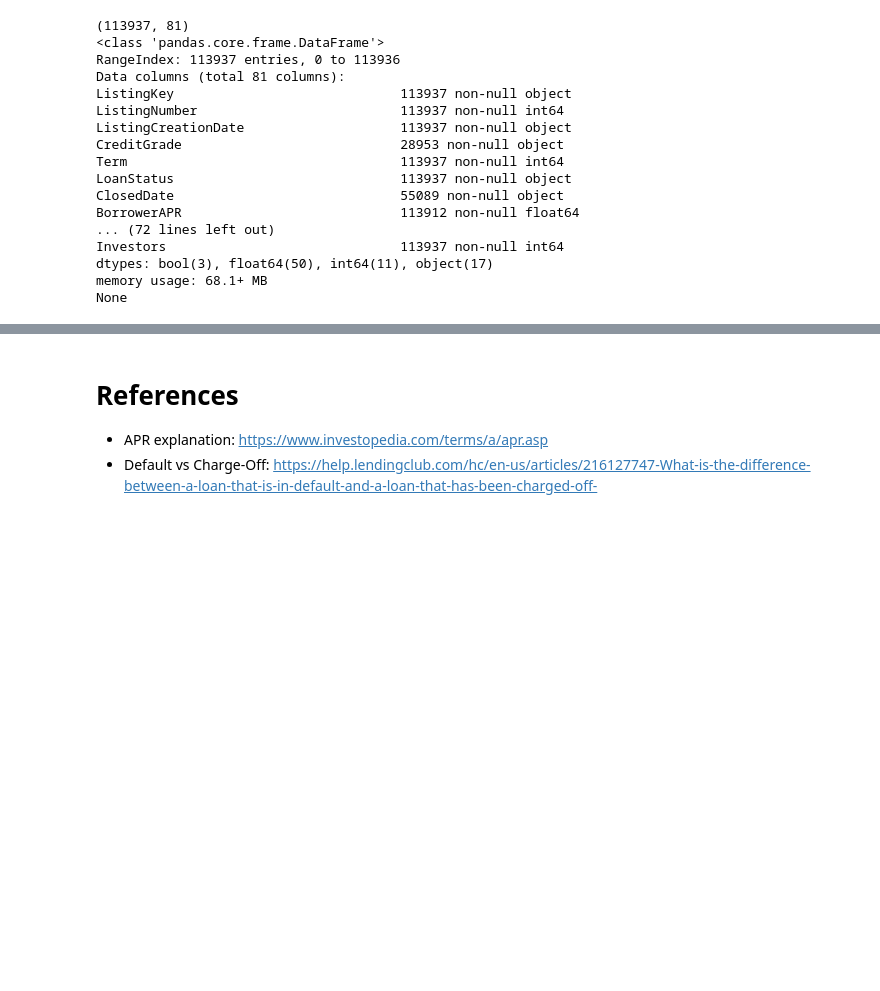
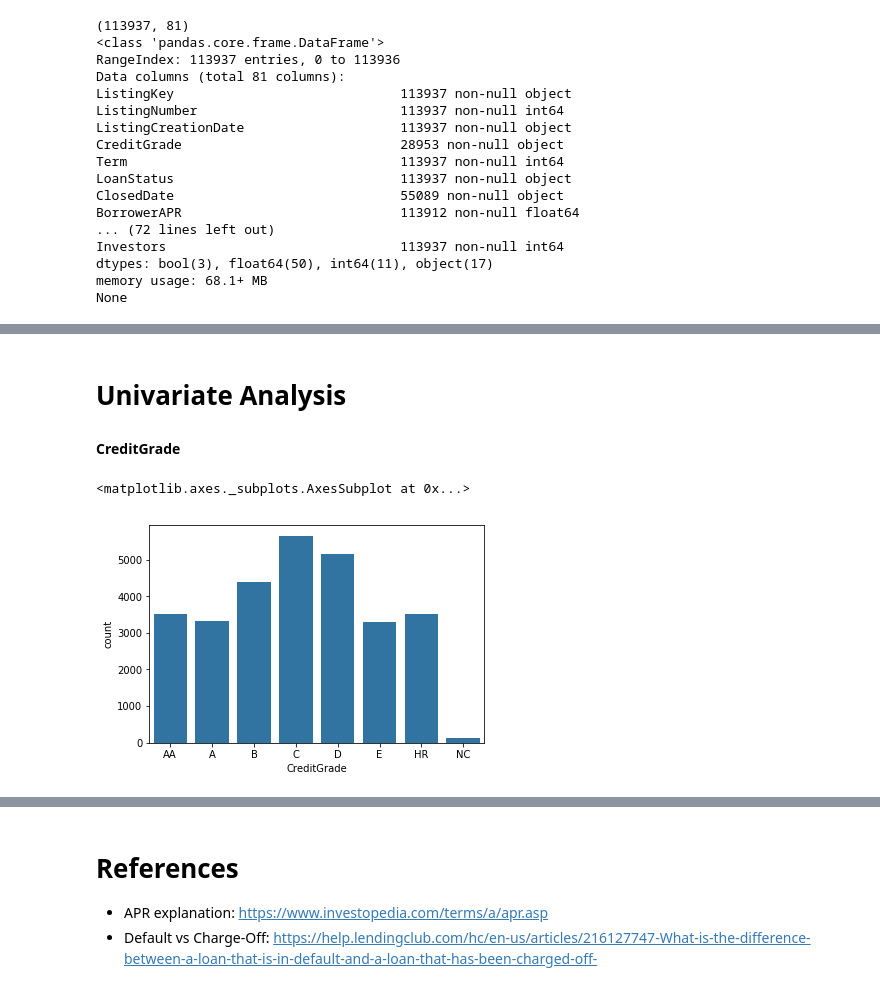
Before and after one commit to rashokanand/explore_prosper_loan_data, a Jupyter notebook: exploration_notebook.ipynb, the cells around one changed output, grey strips where cells are left out. Saved outputs shown, nothing was run; the diff lists cells and outputs as text; code cells hidden in the pictures; blank space fills up the shorter version.

```diff
--- a/exploration_notebook.ipynb
+++ b/exploration_notebook.ipynb
@@ -50,0 +112,10 @@ None
+# %% [markdown]
+# Univariate Analysis
+#### CreditGrade
+# %%
+cat_order = ['AA','A','B','C','D','E','HR','NC']
+base_color = sb.color_palette()[0]
+sb.countplot(data = prosper_df, x = 'CreditGrade',color = base_color,order = cat_order)
+# %% [output]
+<matplotlib.axes._subplots.AxesSubplot at 0x...>
+[figure, added]
```
Also changed, not shown: parts of 21 cells of this notebook.
